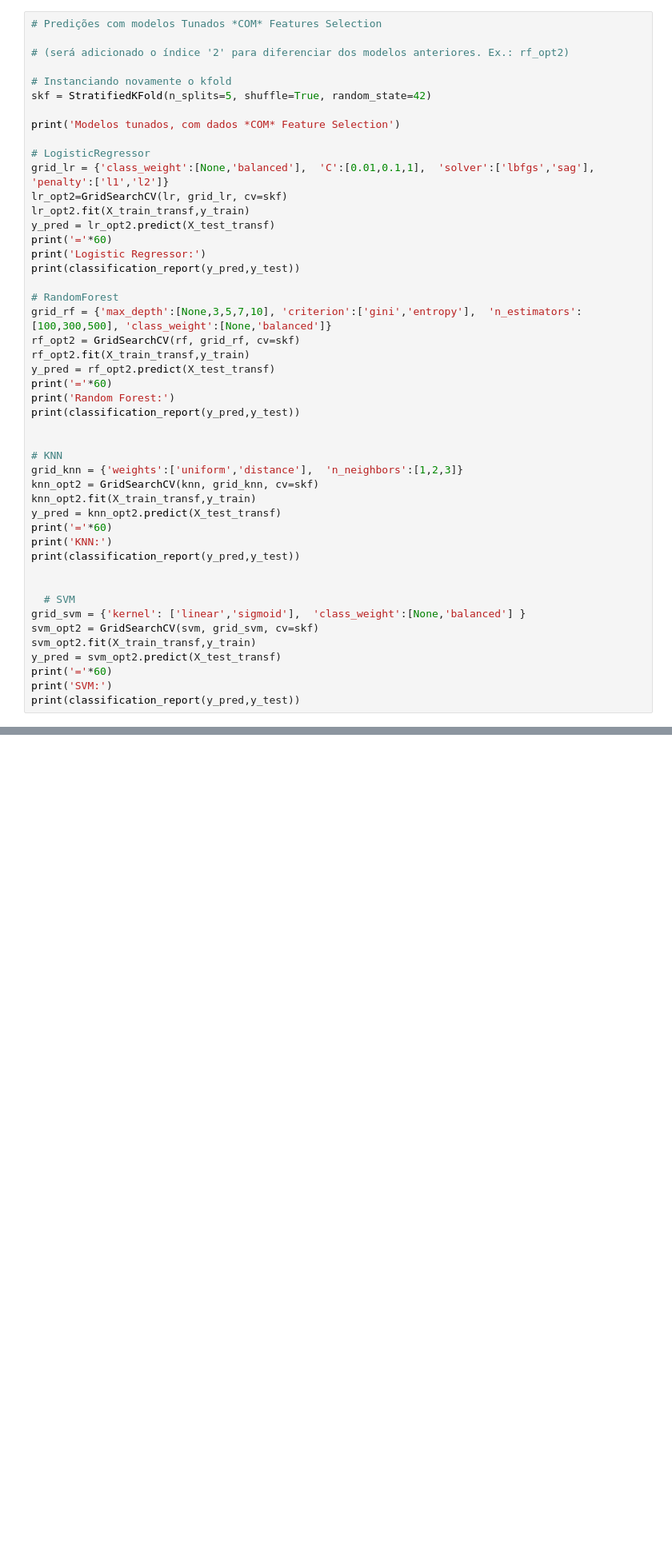
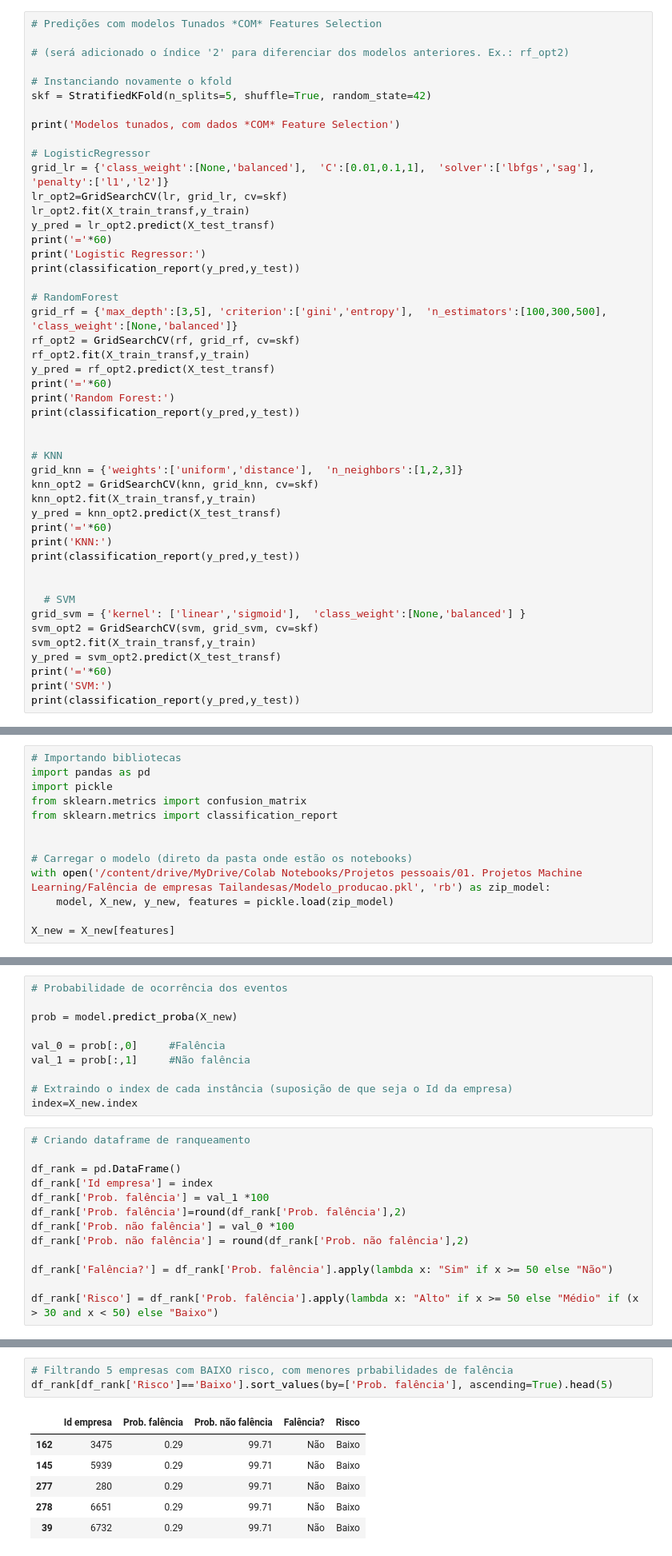
Before and after one commit to JacksonSCorrea/bankruptcy-prediction_machine-learning, a Jupyter notebook: Bankruptcy_Prediction.ipynb, the cells around one changed output, grey strips where cells are left out. Shown: that part at 80% size. Drawn from its saved outputs; the diff is of its cells as text; blank space fills up the shorter version.

```diff
--- a/Bankruptcy_Prediction.ipynb
+++ b/Bankruptcy_Prediction.ipynb
@@ -761,7 +773,7 @@ print('Logistic Regressor:')
 print(classification_report(y_pred,y_test))
 
 # RandomForest
-grid_rf = {'max_depth':[None,3,5,7,10], 'criterion':['gini','entropy'],  'n_estimators':[100,300,500], 'class_weight':[None,'balanced']}
+grid_rf = {'max_depth':[3,5], 'criterion':['gini','entropy'],  'n_estimators':[100,300,500], 'class_weight':[None,'balanced']}
 rf_opt2 = GridSearchCV(rf, grid_rf, cv=skf)
 rf_opt2.fit(X_train_transf,y_train)
 y_pred = rf_opt2.predict(X_test_transf)
@@ -912,0 +951,13 @@ with open('Modelo Final.pkl', 'wb') as zip_model:
+# %%
+# Importando bibliotecas
+import pandas as pd
+import pickle
+from sklearn.metrics import confusion_matrix
+from sklearn.metrics import classification_report
+
+
+# Carregar o modelo (direto da pasta onde estão os notebooks)
+with open('/content/drive/MyDrive/Colab Notebooks/Projetos pessoais/01. Projetos Machine Learning/Falência de empresas Tailandesas/Modelo_producao.pkl', 'rb') as zip_model:
+    model, X_new, y_new, features = pickle.load(zip_model)
+
+X_new = X_new[features]
@@ -912,0 +988,23 @@ with open('Modelo Final.pkl', 'wb') as zip_model:
+# %%
+# Probabilidade de ocorrência dos eventos
+
+prob = model.predict_proba(X_new)
+
+val_0 = prob[:,0]     #Falência
+val_1 = prob[:,1]     #Não falência
+
+# Extraindo o index de cada instância (suposição de que seja o Id da empresa)
+index=X_new.index
+# %%
+# Criando dataframe de ranqueamento
+
+df_rank = pd.DataFrame()
+df_rank['Id empresa'] = index
+df_rank['Prob. falência'] = val_1 *100
+df_rank['Prob. falência']=round(df_rank['Prob. falência'],2)
+df_rank['Prob. não falência'] = val_0 *100
+df_rank['Prob. não falência'] = round(df_rank['Prob. não falência'],2)
+
+df_rank['Falência?'] = df_rank['Prob. falência'].apply(lambda x: "Sim" if x >= 50 else "Não")
+
+df_rank['Risco'] = df_rank['Prob. falência'].apply(lambda x: "Alto" if x >= 50 else "Médio" if (x > 30 and x < 50) else "Baixo")
@@ -912,0 +1019,10 @@ with open('Modelo Final.pkl', 'wb') as zip_model:
+# %%
+# Filtrando 5 empresas com BAIXO risco, com menores prbabilidades de falência
+df_rank[df_rank['Risco']=='Baixo'].sort_values(by=['Prob. falência'], ascending=True).head(5)
+# %% [output]
+|  | Id empresa | Prob. falência | Prob. não falência | Falência? | Risco |
+| 162 | 3475 | 0.29 | 99.71 | Não | Baixo |
+| 145 | 5939 | 0.29 | 99.71 | Não | Baixo |
+| 277 | 280 | 0.29 | 99.71 | Não | Baixo |
+| 278 | 6651 | 0.29 | 99.71 | Não | Baixo |
+| 39 | 6732 | 0.29 | 99.71 | Não | Baixo |
```
Also changed, not shown: parts of 31 cells of this notebook.
